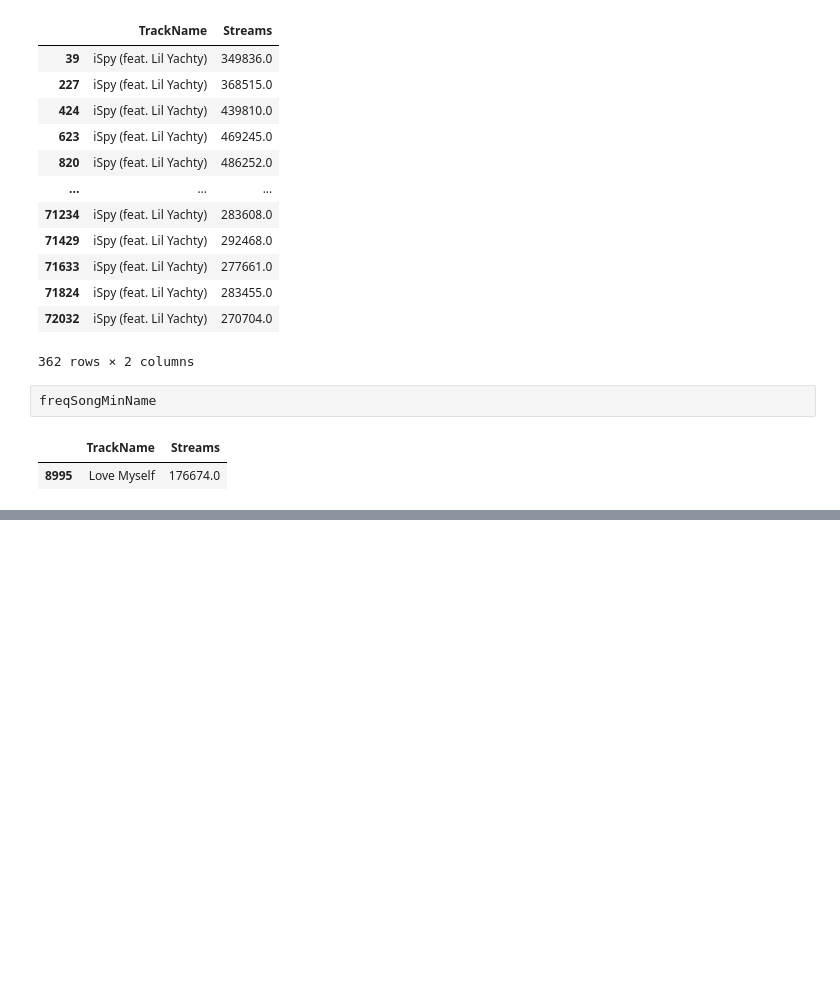
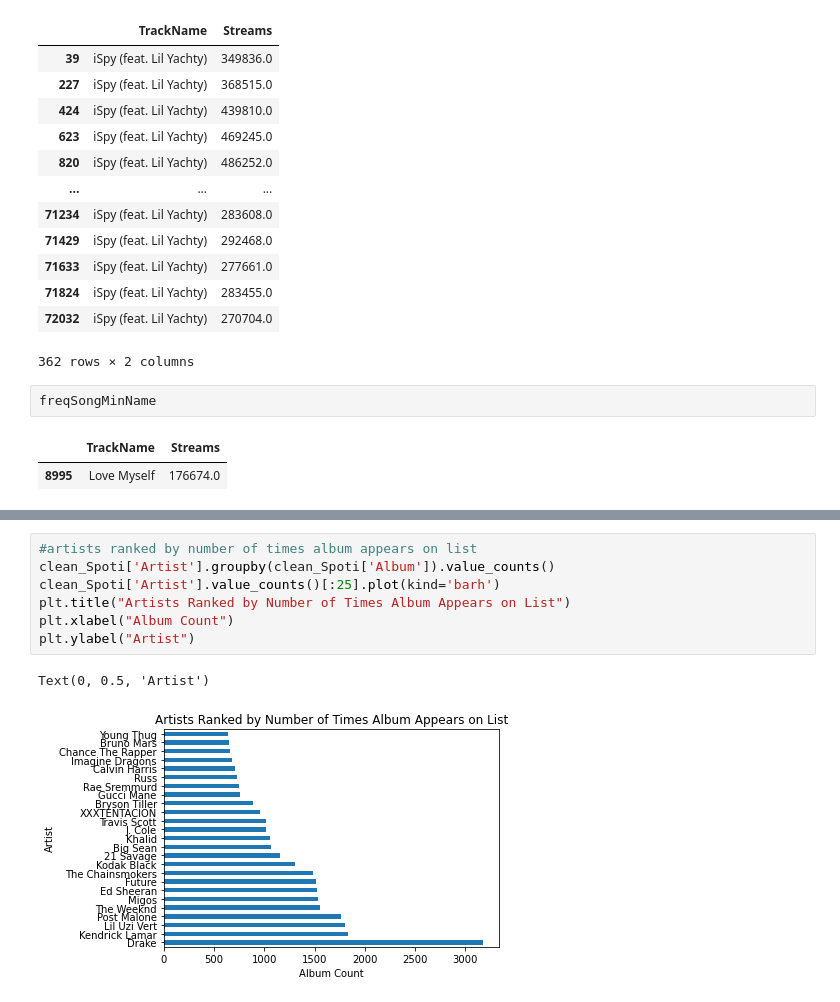
Before and after one commit to iastanehasl/Project-One, a Jupyter notebook: Spotipy_Group.ipynb, the cells around one changed output, grey strips where cells are left out. Cells and saved outputs as stored; diff of their text form; blank space fills up the shorter version.

```diff
--- a/Spotipy_Group.ipynb
+++ b/Spotipy_Group.ipynb
@@ -198,0 +235,10 @@ freqSongMinName
+# %%
+#artists ranked by number of times album appears on list
+clean_Spoti['Artist'].groupby(clean_Spoti['Album']).value_counts()
+clean_Spoti['Artist'].value_counts()[:25].plot(kind='barh')
+plt.title("Artists Ranked by Number of Times Album Appears on List")
+plt.xlabel("Album Count")
+plt.ylabel("Artist")
+# %% [output]
+Text(0, 0.5, 'Artist')
+[figure, added]
```
Also changed, not shown: parts of 6 cells of this notebook.
